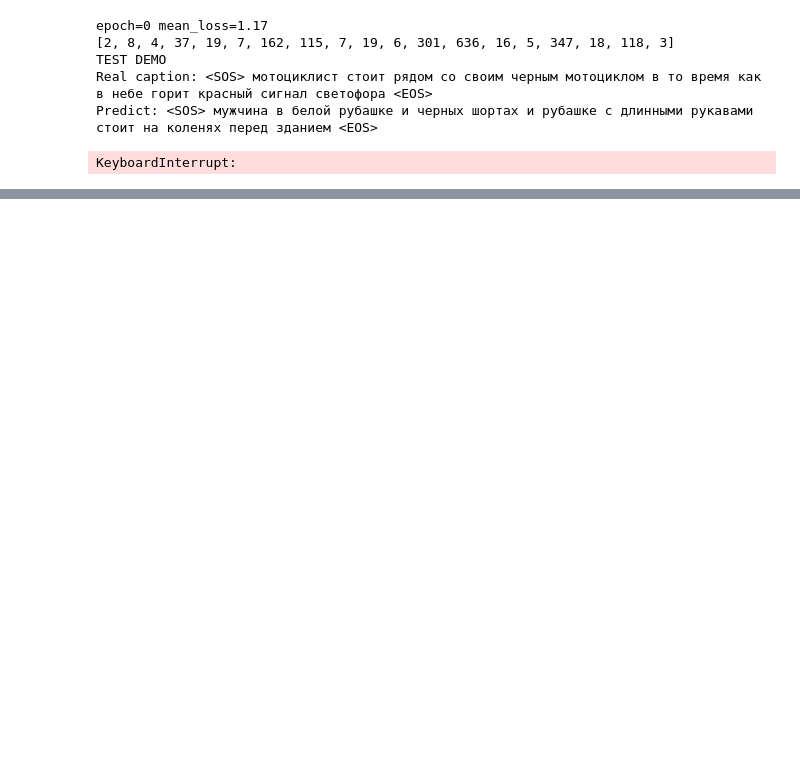
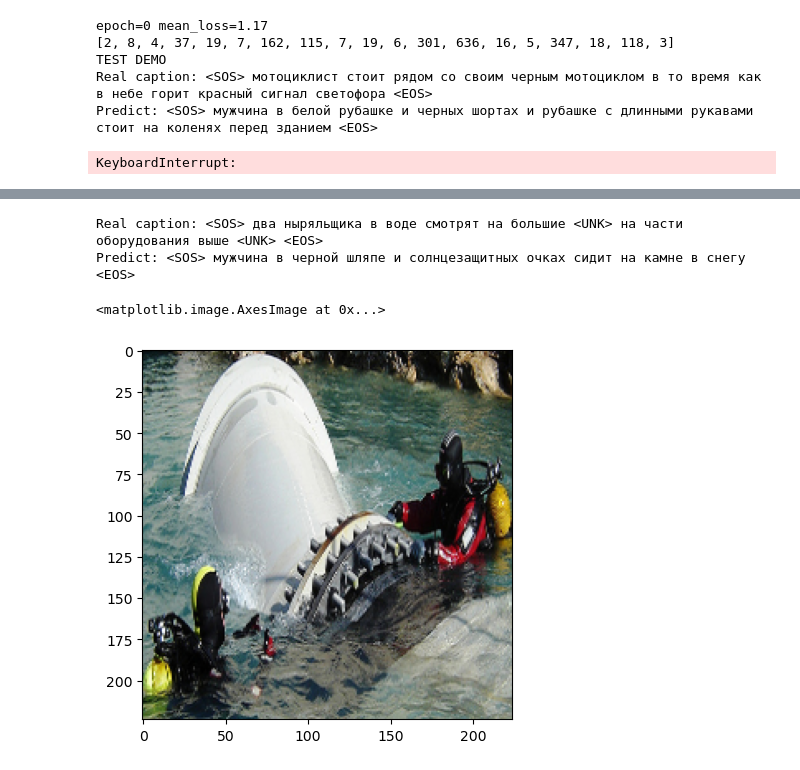
Before and after one commit to dthseemsbttr/Image-captioning-llm, a Jupyter notebook: Attention decoder.ipynb, the cells around one changed output, grey strips where cells are left out. Saved outputs shown, nothing was run; the diff lists cells and outputs as text; code cells hidden in the pictures; blank space fills up the shorter version.

```diff
--- a/Attention decoder.ipynb
+++ b/Attention decoder.ipynb
@@ -229,7 +112,0 @@ ind -= 10000
-# %%
-model.eval()
-model.cpu()
-i=3001
-test_demo = model.greedy_decode(test_decoder_dataset[i][0].unsqueeze(0))
-print(f'Real caption: {vectorizer.decode(test_decoder_dataset[i][1])}\nPredict: {vectorizer.decode(test_demo)}')
-plt.imshow(test_decoder_dataset[i][0].int().permute(1, 2, 0))
@@ -260,3 +112,0 @@ for idx in tqdm(list(range(1000)) + list(range(6000, 7000)) + list(range(12000,
-# %%
-outputs = [outputs[i] for i in range(len(outputs)) if i not in ind]
-captions = [captions[i] for i in range(len(captions)) if i not in ind]
@@ -325,0 +113,28 @@ array([2468, 2499, 2870, 2030, 2509, 2868, 2029, 2297, 2755, 2604, 2141,
+# %%
+embed_size=512
+attention_dim=512
+encoder_size=512
+hidden_size=512
+num_epochs=180
+learning_rate=1e-3
+
+model = AttentionDecoder(embed_size=embed_size, hidden_size=hidden_size, encoder_size=encoder_size, attention_dim=attention_dim, vocab=vectorizer).to(device)
+criterion = nn.CrossEntropyLoss(ignore_index=vectorizer.unknown_idx)
+optimizer = optim.Adam(model.parameters(), lr=learning_rate)
+
+name = "captioning_all_datasets_with_all_words_sorted"
+
+config = {
+    "name": f"{name}_config.json",
+    "datasets": datasets_train_paths,
+    "learning_rate": learning_rate,
+    "loss": {
+        "ignore_index": "vectorizer.unknown_idx"
+    },
+    "num_epochs": num_epochs,
+    "hidden_size" : hidden_size,
+}
+
+losses = []
+# %%
+model.load_state_dict(torch.load('captioning_all_datasets_with_all_words_weights.pt'))
@@ -325,0 +182,12 @@ array([2468, 2499, 2870, 2030, 2509, 2868, 2029, 2297, 2755, 2604, 2141,
+# %%
+model.eval()
+model.cpu()
+i=4003
+test_demo = model.greedy_decode(test_decoder_dataset[i][0].unsqueeze(0))
+print(f'Real caption: {vectorizer.decode(test_decoder_dataset[i][1])}\nPredict: {vectorizer.decode(test_demo)}')
+plt.imshow(test_decoder_dataset[i][0].int().permute(1, 2, 0))
+# %% [output]
+Real caption: <SOS> два ныряльщика в воде смотрят на большие <UNK> на части оборудования выше <UNK> <EOS>
+Predict: <SOS> мужчина в черной шляпе и солнцезащитных очках сидит на камне в снегу <EOS>
+<matplotlib.image.AxesImage at 0x...>
+[figure, added]
```
Also changed, not shown: parts of 34 cells of this notebook, 4 other files.
